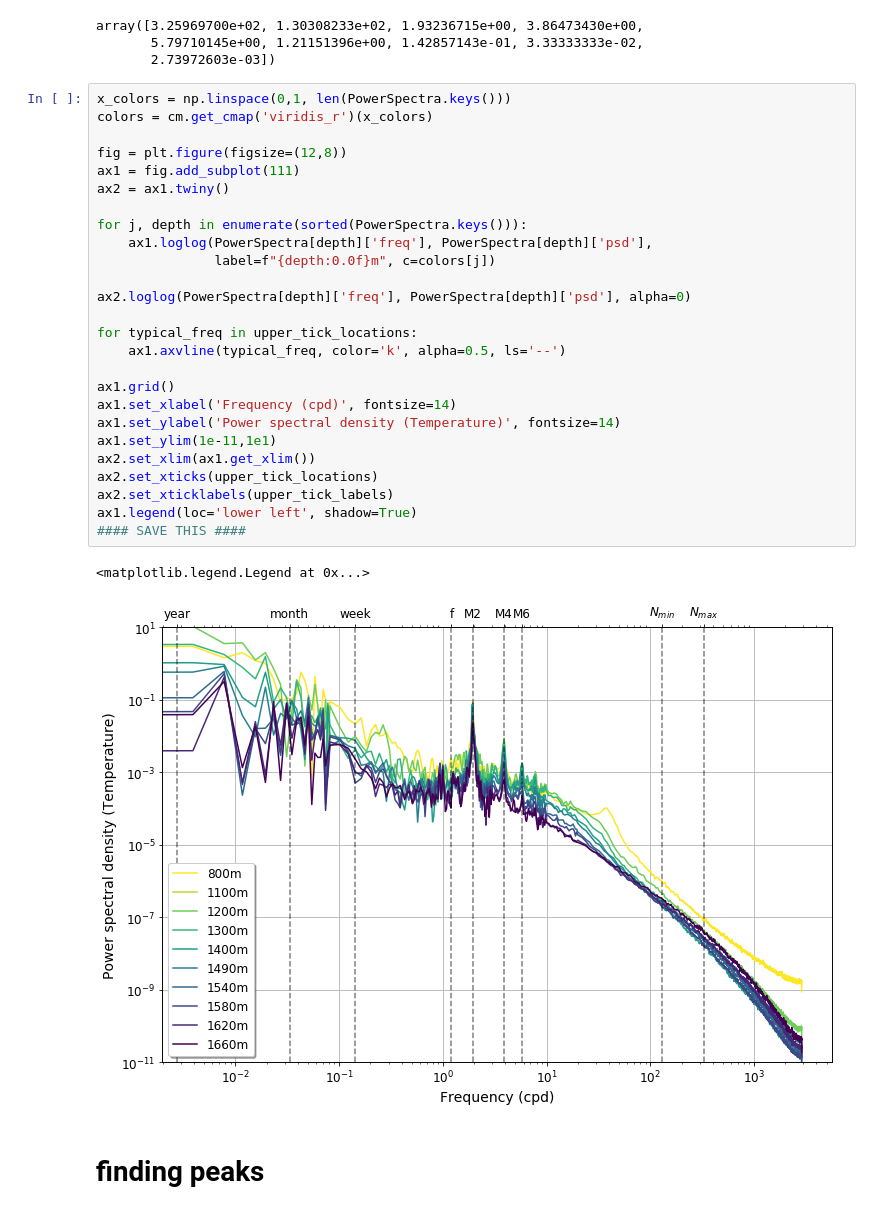
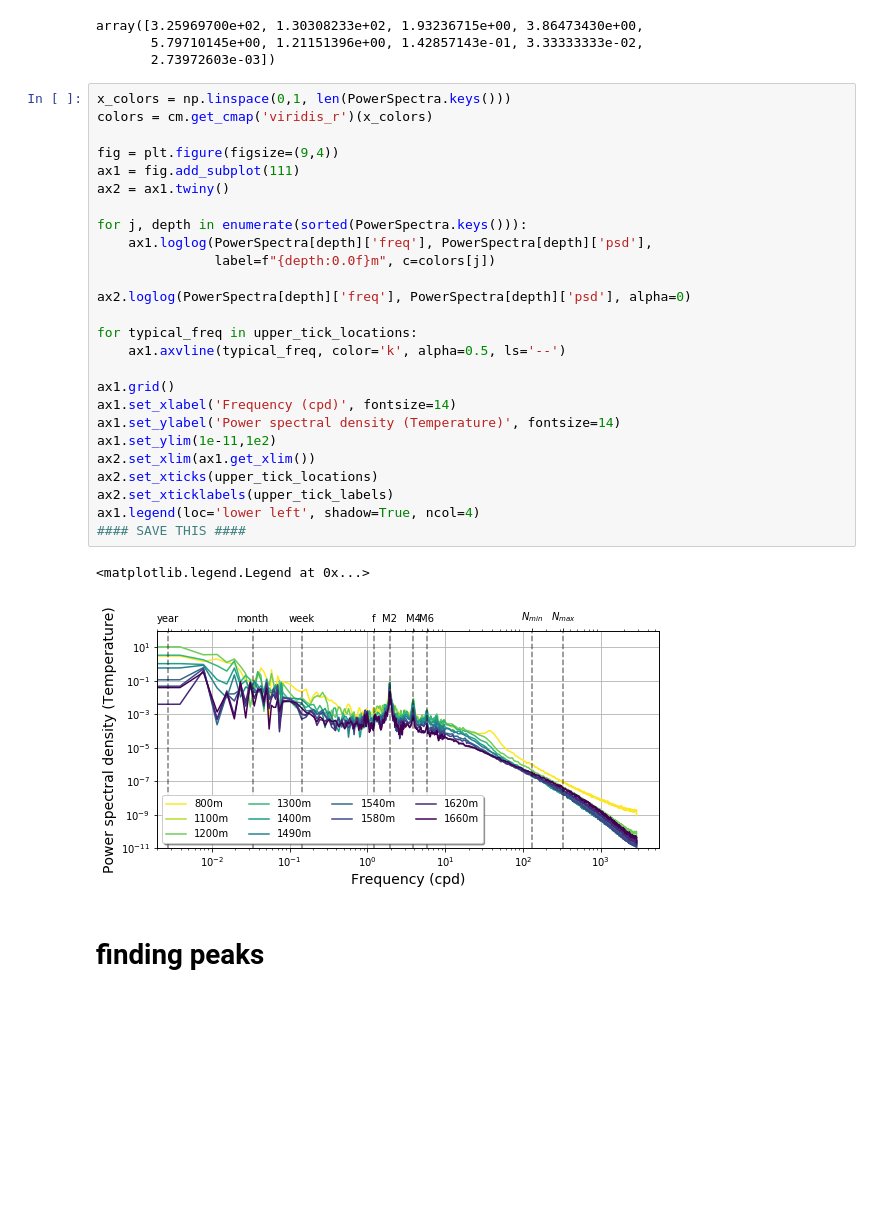
Before and after one commit to cpierard/momar_data_analysis, a Jupyter notebook: 12.PSD_plots_clean.ipynb, the cells around one changed output. Saved outputs shown, nothing was run; the diff lists cells and outputs as text; blank space fills up the shorter version.

Commit message:
re arrange plot for report

```diff
--- a/12.PSD_plots_clean.ipynb
+++ b/12.PSD_plots_clean.ipynb
@@ -76,32 +76,32 @@ array([3.25969700e+02, 1.30308233e+02, 1.93236715e+00, 3.86473430e+00,
 # %%
 x_colors = np.linspace(0,1, len(PowerSpectra.keys()))
 colors = cm.get_cmap('viridis_r')(x_colors)
 
-fig = plt.figure(figsize=(12,8))
+fig = plt.figure(figsize=(9,4))
 ax1 = fig.add_subplot(111)
 ax2 = ax1.twiny()
 
 for j, depth in enumerate(sorted(PowerSpectra.keys())):
     ax1.loglog(PowerSpectra[depth]['freq'], PowerSpectra[depth]['psd'],
                label=f"{depth:0.0f}m", c=colors[j])
 
 ax2.loglog(PowerSpectra[depth]['freq'], PowerSpectra[depth]['psd'], alpha=0)
 
 for typical_freq in upper_tick_locations:
     ax1.axvline(typical_freq, color='k', alpha=0.5, ls='--')
 
 ax1.grid()
 ax1.set_xlabel('Frequency (cpd)', fontsize=14)
 ax1.set_ylabel('Power spectral density (Temperature)', fontsize=14)
-ax1.set_ylim(1e-11,1e1)
+ax1.set_ylim(1e-11,1e2)
 ax2.set_xlim(ax1.get_xlim())
 ax2.set_xticks(upper_tick_locations)
 ax2.set_xticklabels(upper_tick_labels)
-ax1.legend(loc='lower left', shadow=True)
+ax1.legend(loc='lower left', shadow=True, ncol=4)
 #### SAVE THIS ####
 # %% [output]
 <matplotlib.legend.Legend at 0x...>
-[figure, old version]
+[figure, new version]
 # %% [markdown]
 # finding peaks
 # %%
```
Also changed, not shown: parts of 8 cells of this notebook, 4 other files.
